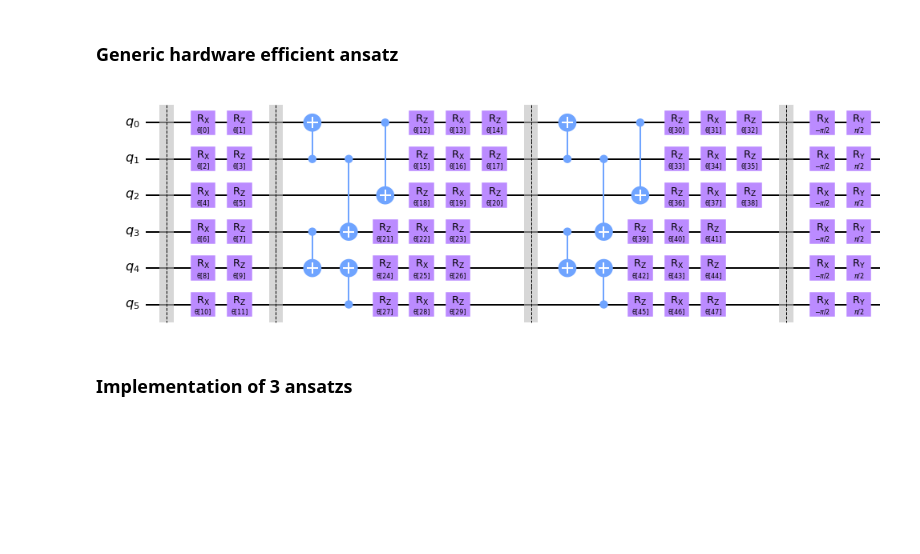
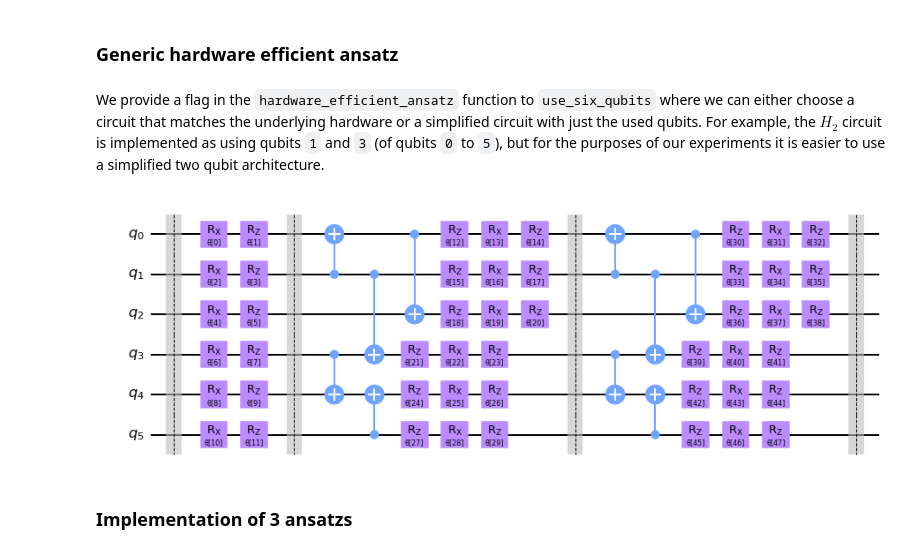
Before and after one commit to lao8n/ox_quantum, a Jupyter notebook: assignment/assignment.ipynb, the cells around one changed output. Cells and saved outputs as stored; diff of their text form; code cells hidden in the pictures; blank space fills up the shorter version.

Commit message:
experiments running but not correctly

```diff
--- a/assignment/assignment.ipynb
+++ b/assignment/assignment.ipynb
@@ -102,10 +102,14 @@ Text(0.5, 1.0, 'post rotations')
 We implement the general hardware efficient ansatz, with the option to change the depth of the circuit with an argument.
 # %% [markdown]
 ### Generic hardware efficient ansatz
+# %% [markdown]
+We provide a flag in the `hardware_efficient_ansatz` function to `use_six_qubits` where we can either choose a circuit that matches the underlying hardware or a simplified circuit with just the used qubits. For example, the $H_2$ circuit is implemented as using qubits `1` and `3` (of qubits `0` to `5`), but for the purposes of our experiments it is easier to use a simplified two qubit architecture.
 # %%
-def hardware_efficient_ansatz(qubits, params, entangler, depth=1):
-    num_qubits = 6 # fixed by underlying hardware
+def hardware_efficient_ansatz(qubits, params, entangler, depth=1, use_six_qubits=False):
     num_qubits_used = len(qubits)
+    num_qubits = num_qubits_used
+    if use_six_qubits:
+        num_qubits = 6
     num_gates_per_euler_rot = 3
     num_gates_first_euler_rot = 2
     assert len(params) == hardware_efficient_ansatz_num_params(
@@ -123,37 +127,37 @@ def hardware_efficient_ansatz(qubits, params, entangler, depth=1):
         he_ansatz.compose(euler_rotation(params[params_start: params_stop], False), qubits=range(q, q+1), inplace=True)
     params_used_first_euler_rot = num_qubits_used * num_gates_first_euler_rot
 
     # Entangling section: of interleaved single-qubit rotations and entangling
     # unitary operations
     for d in range(depth):
         he_ansatz.barrier()
         he_ansatz.compose(entangler, qubits=range(num_qubits), inplace=True)
         for i, q in enumerate(qubits):
             params_start = params_used_first_euler_rot + num_gates_per_euler_rot * (d * num_qubits_used + i)
             params_stop = params_start + num_gates_per_euler_rot
             he_ansatz.compose(euler_rotation(params[params_start: params_stop]), qubits=range(q, q+1), inplace=True)
     he_ansatz.barrier()
 
-    # Post rotations section:
-    for q in qubits:
-        he_ansatz.compose(post_rotations(), qubits=range(q, q+1), inplace=True)
+    # # Post rotations section:
+    # for q in qubits:
+    #     he_ansatz.compose(post_rotations(), qubits=range(q, q+1), inplace=True)
 
     # Measurement section:
 
     return he_ansatz
 
 def hardware_efficient_ansatz_num_params(num_qubits, depth=1, num_gates_per_euler_rot=3, num_gates_first_euler_rot=2):
     # p = n(3d + 2)
     return num_qubits * (num_gates_per_euler_rot * depth + num_gates_first_euler_rot)
 
 he_ansatz_num_qubits = 6
 he_ansatz_qubits = range(he_ansatz_num_qubits)
 he_ansatz_depth = 2
 he_ansatz_num_params = hardware_efficient_ansatz_num_params(he_ansatz_num_qubits, he_ansatz_depth)
 he_ansatz_params = make_params(he_ansatz_num_params)
 hardware_efficient_ansatz(he_ansatz_qubits, he_ansatz_params, entangler(), he_ansatz_depth).draw("mpl")
 # %% [output]
-[figure, old version]
+[figure, new version]
 # %% [markdown]
 ### Implementation of 3 ansatzs
 # %% [markdown]
```
Also changed, not shown: parts of 10 cells of this notebook.
